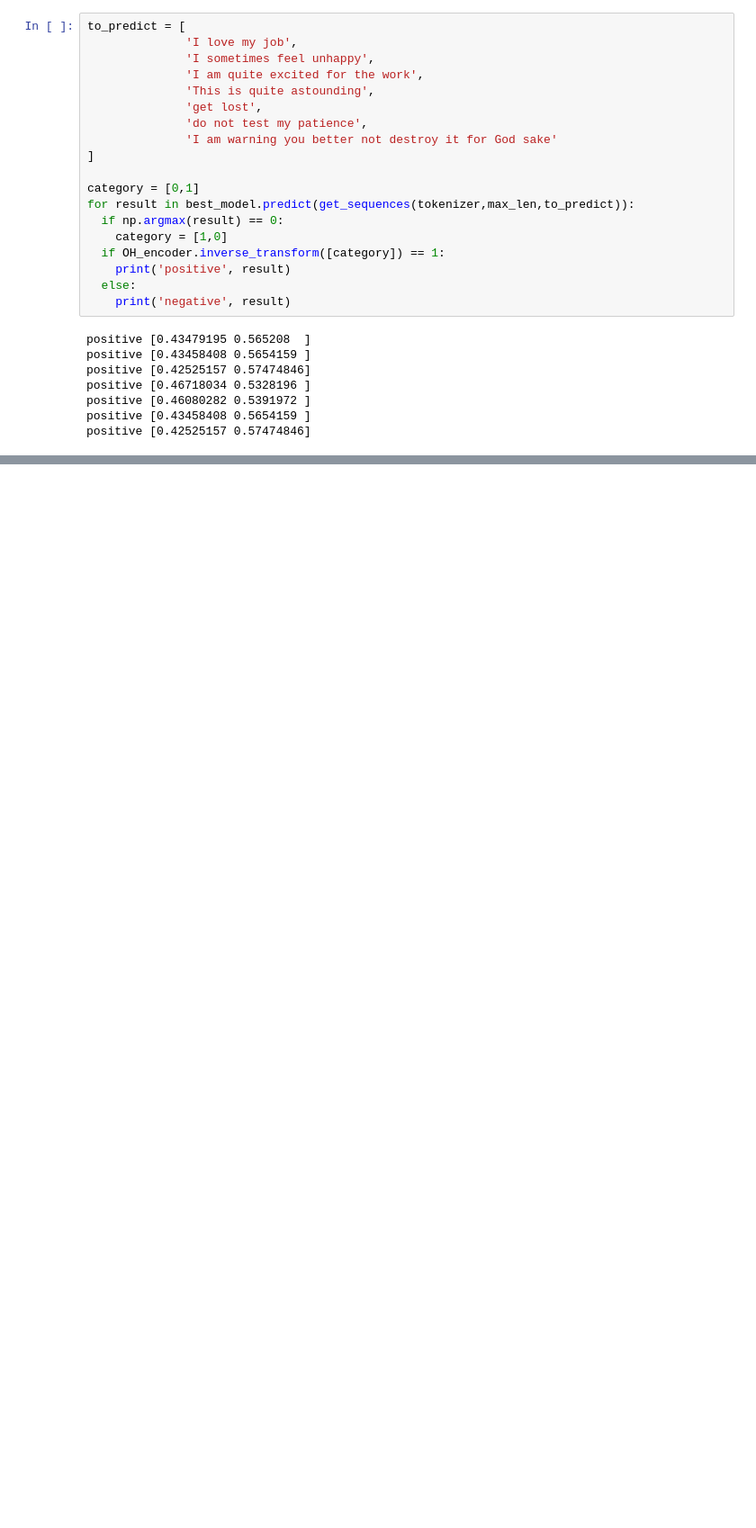
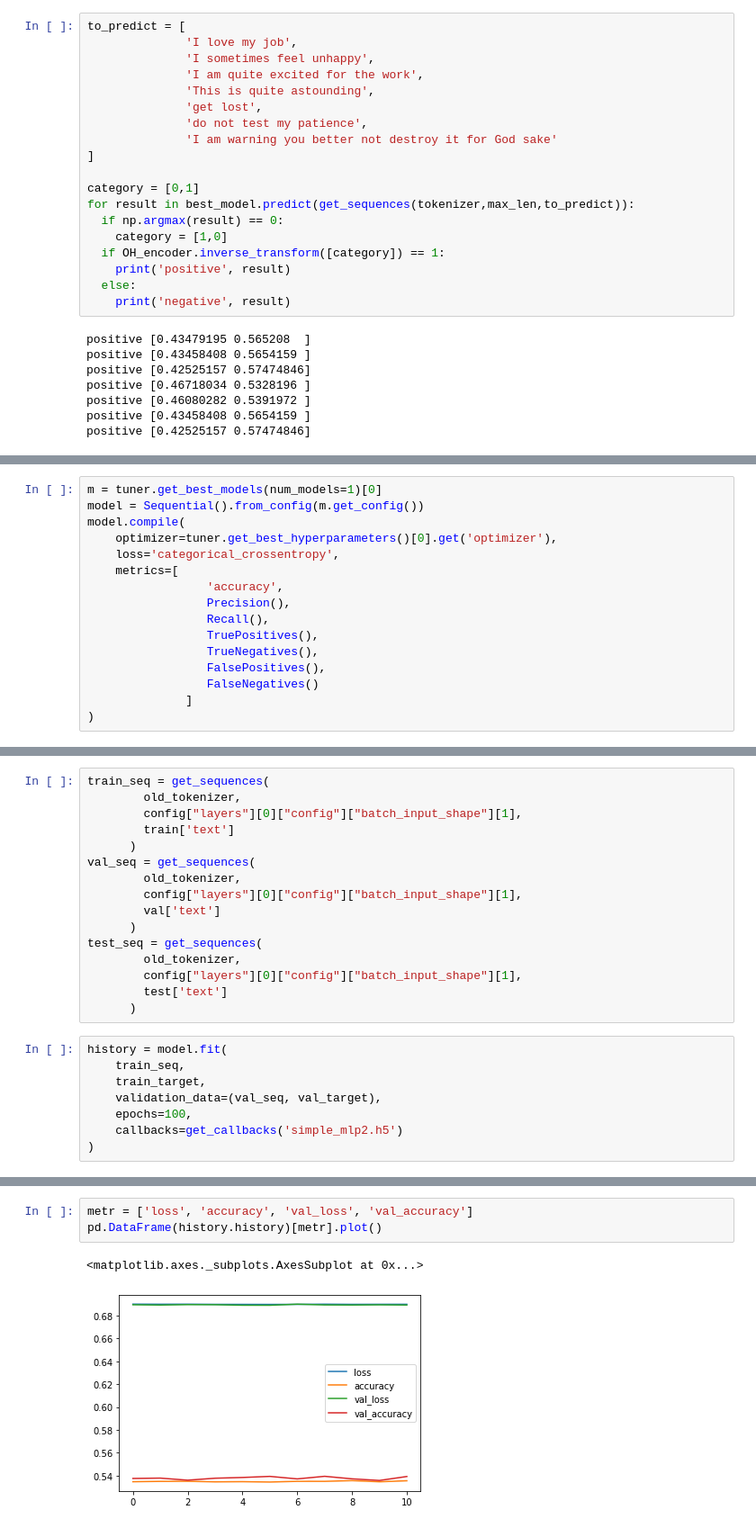
Before and after one commit to ppkgtmm/sentiment, a Jupyter notebook: MLP.ipynb, the cells around one changed output, grey strips where cells are left out. Shown at 90% size. Drawn from its saved outputs; the diff is of its cells as text; blank space fills up the shorter version.

```diff
--- a/MLP.ipynb
+++ b/MLP.ipynb
@@ -265,0 +310,16 @@ positive [0.42525157 0.57474846]
+# %%
+m = tuner.get_best_models(num_models=1)[0]
+model = Sequential().from_config(m.get_config())
+model.compile(
+    optimizer=tuner.get_best_hyperparameters()[0].get('optimizer'),
+    loss='categorical_crossentropy',
+    metrics=[
+                 'accuracy',
+                 Precision(),
+                 Recall(),
+                 TruePositives(),
+                 TrueNegatives(),
+                 FalsePositives(),
+                 FalseNegatives()
+              ]
+)
@@ -265,0 +345,24 @@ positive [0.42525157 0.57474846]
+# %%
+train_seq = get_sequences(
+        old_tokenizer,
+        config["layers"][0]["config"]["batch_input_shape"][1],
+        train['text']
+      )
+val_seq = get_sequences(
+        old_tokenizer,
+        config["layers"][0]["config"]["batch_input_shape"][1],
+        val['text']
+      )
+test_seq = get_sequences(
+        old_tokenizer,
+        config["layers"][0]["config"]["batch_input_shape"][1],
+        test['text']
+      )
+# %%
+history = model.fit(
+    train_seq,
+    train_target,
+    validation_data=(val_seq, val_target),
+    epochs=100,
+    callbacks=get_callbacks('simple_mlp2.h5')
+)
@@ -266 +387,7 @@ positive [0.42525157 0.57474846]
+# %%
+metr = ['loss', 'accuracy', 'val_loss', 'val_accuracy']
+pd.DataFrame(history.history)[metr].plot()
+# %% [output]
+<matplotlib.axes._subplots.AxesSubplot at 0x...>
+[figure, added]
 # %%
```
Also changed, not shown: parts of 19 cells of this notebook.
